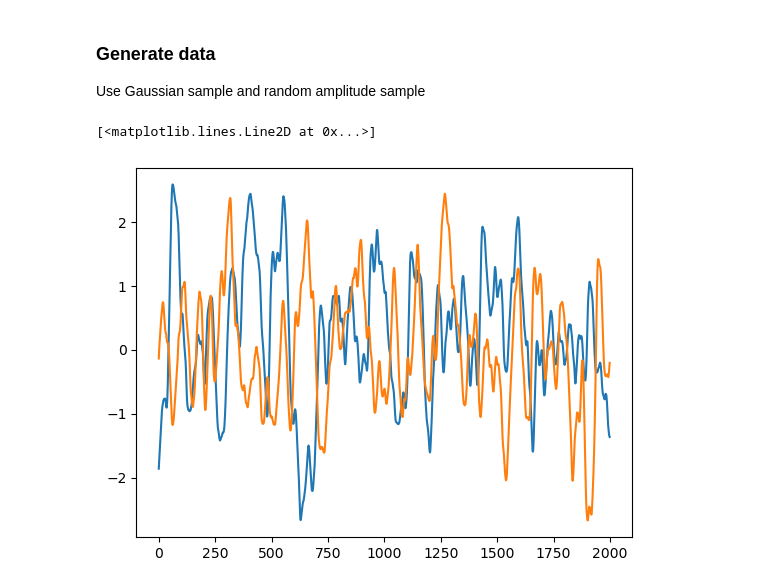
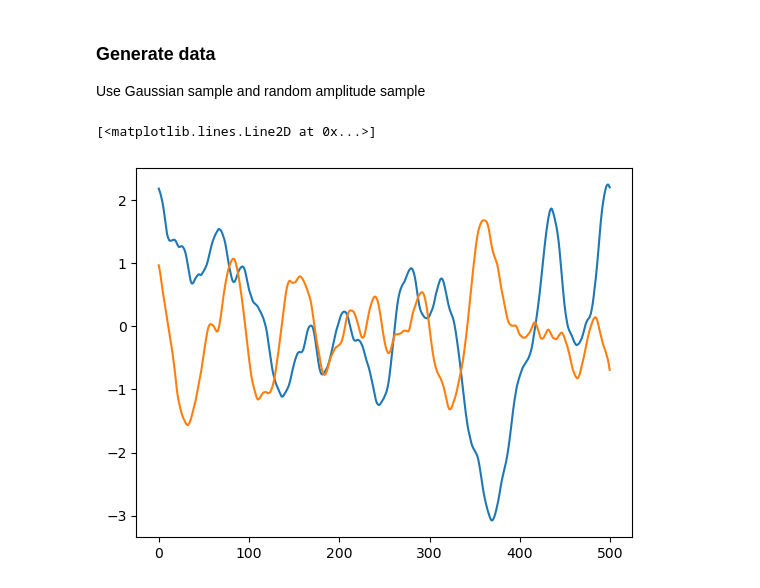
Before and after one commit to TIDE-ITRH/speccy, a Jupyter notebook: notebooks/02_fit_synthetic_data.ipynb, the cells around one changed output. Saved outputs shown, nothing was run; the diff lists cells and outputs as text; code cells hidden in the pictures.

```diff
--- a/notebooks/02_fit_synthetic_data.ipynb
+++ b/notebooks/02_fit_synthetic_data.ipynb
@@ -15,8 +15,9 @@ import sample
 # %% [markdown]
 ### Keep Matern problem
 # %%
-n = 2000
-ff = ut.calc_ff(n)
+n = 1000
+delta = .5
+tt = delta * np.arange(n)
 sigma = 1e-6
 
 params = [1, 5/6+2, 0.1]
@@ -24,13 +25,13 @@ params = [1, 5/6+2, 0.1]
 ### Generate data
 Use Gaussian sample and random amplitude sample
 # %%
-acf_true = acf.matern(np.arange(n), params, sigma = sigma);
+acf_true = acf.matern(tt, params, sigma = sigma);
 
 gauss_sample = sample.mv_gaussian(acf_true)
-ra_sample = sample.random_amplitudes(psd.matern, params, n, 1)
+ra_sample = sample.random_amplitudes(psd.matern, params, n, delta)
 
-plt.plot(gauss_sample)
-plt.plot(ra_sample)
+plt.plot(tt, ra_sample)
+plt.plot(tt, gauss_sample)
 # %% [output]
 [<matplotlib.lines.Line2D at 0x...>]
-[figure, old version]
+[figure, new version]
```
Also changed, not shown: parts of 5 cells of this notebook, 4 other files.
